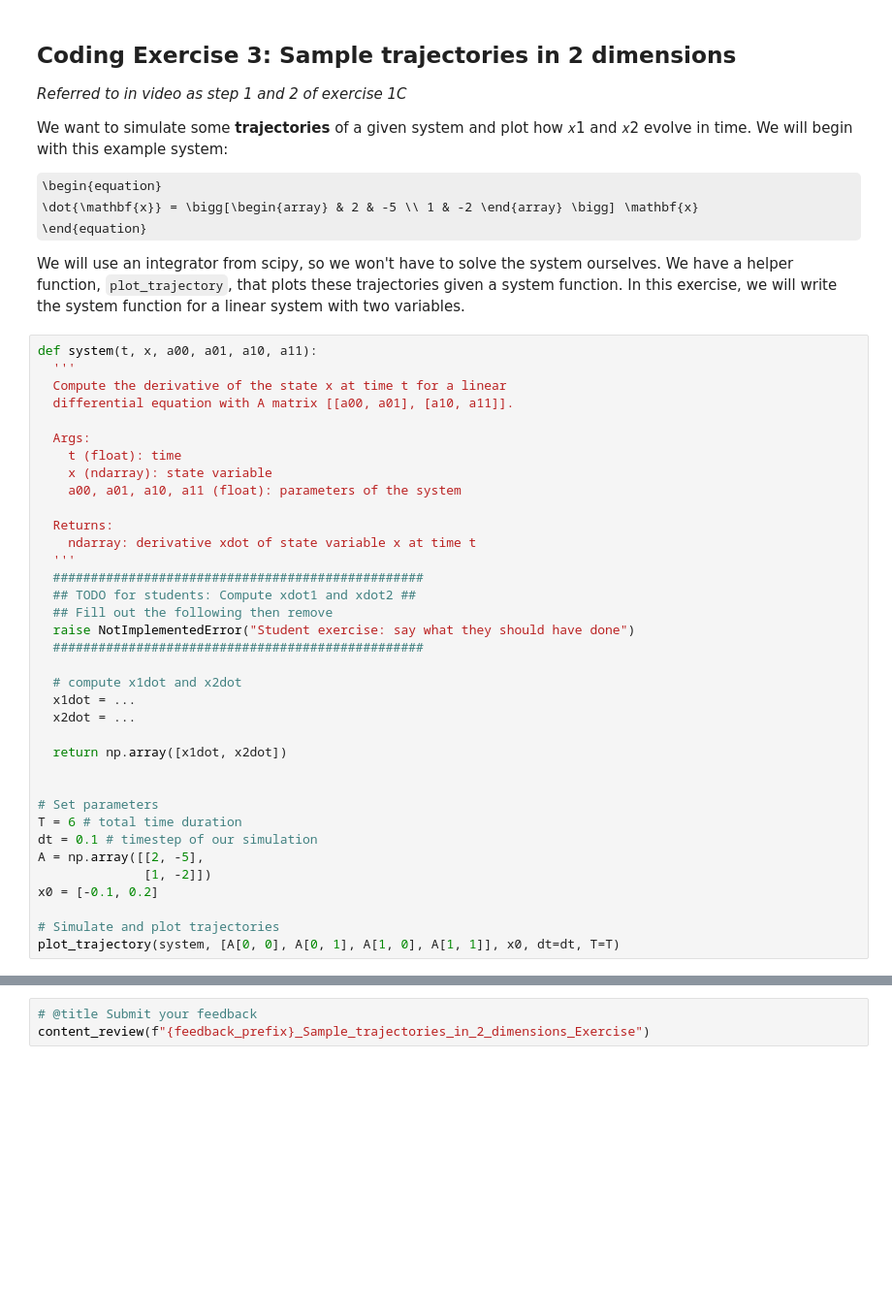
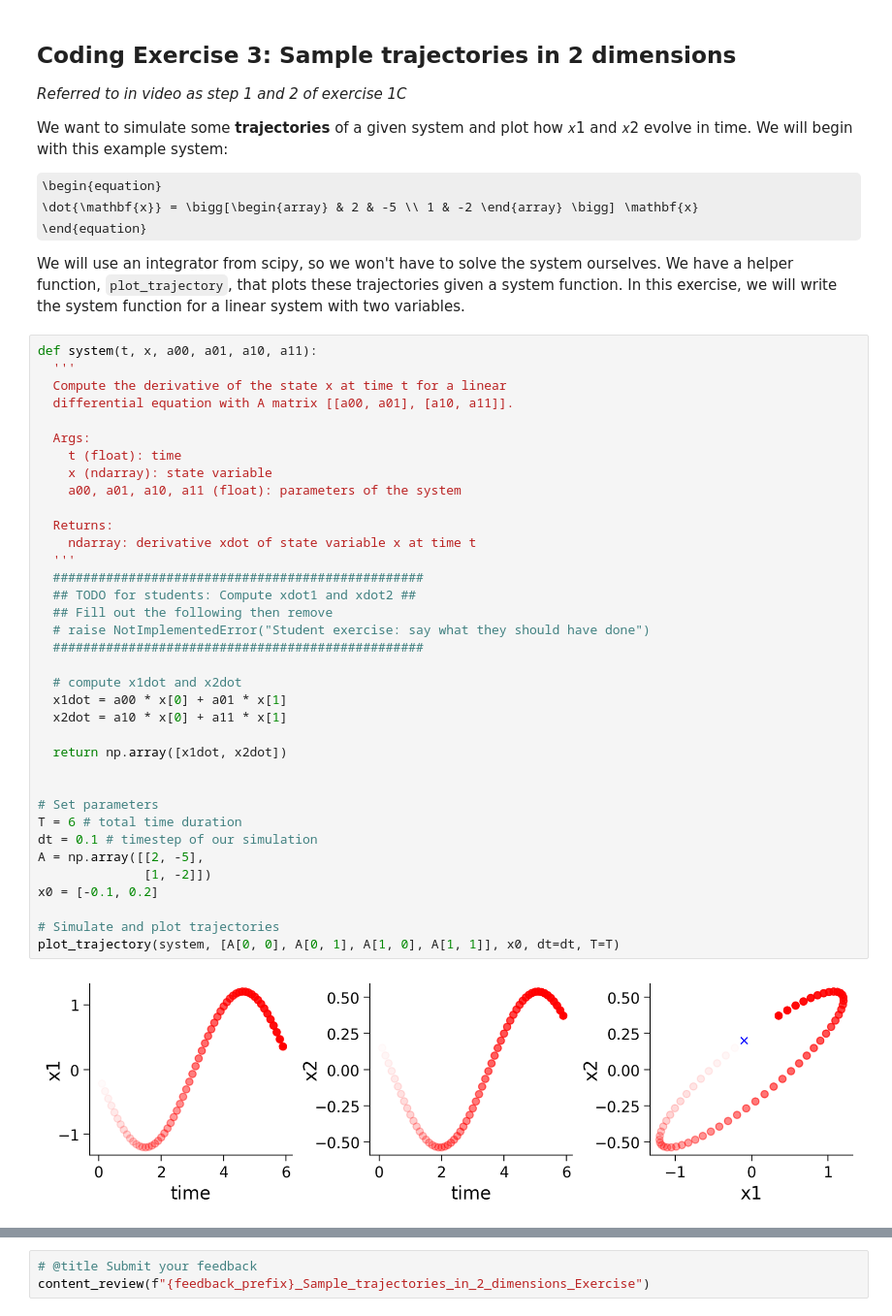
Before and after one commit to YITRALOP/NMA, a Jupyter notebook: tutorials/W2D2_LinearSystems/student/W2D2_Tutorial1.ipynb, the cells around one changed output, grey strips where cells are left out. Shown: that part at 97% size. Drawn from its saved outputs; the diff is of its cells as text; some formulas as TeX source; blank space fills up the shorter version.

```diff
--- a/tutorials/W2D2_LinearSystems/student/W2D2_Tutorial1.ipynb
+++ b/tutorials/W2D2_LinearSystems/student/W2D2_Tutorial1.ipynb
@@ -611,36 +630,38 @@ def system(t, x, a00, a01, a10, a11):
   Compute the derivative of the state x at time t for a linear
   differential equation with A matrix [[a00, a01], [a10, a11]].
 
   Args:
     t (float): time
     x (ndarray): state variable
     a00, a01, a10, a11 (float): parameters of the system
 
   Returns:
     ndarray: derivative xdot of state variable x at time t
   '''
   #################################################
   ## TODO for students: Compute xdot1 and xdot2 ##
   ## Fill out the following then remove
-  raise NotImplementedError("Student exercise: say what they should have done")
+  # raise NotImplementedError("Student exercise: say what they should have done")
   #################################################
 
   # compute x1dot and x2dot
-  x1dot = ...
-  x2dot = ...
+  x1dot = a00 * x[0] + a01 * x[1]
+  x2dot = a10 * x[0] + a11 * x[1]
 
   return np.array([x1dot, x2dot])
 
 
 # Set parameters
 T = 6 # total time duration
 dt = 0.1 # timestep of our simulation
 A = np.array([[2, -5],
               [1, -2]])
 x0 = [-0.1, 0.2]
 
 # Simulate and plot trajectories
 plot_trajectory(system, [A[0, 0], A[0, 1], A[1, 0], A[1, 1]], x0, dt=dt, T=T)
+# %% [output]
+[figure, added]
 # %% [markdown]
 [*Click for solution*](https://github.com/NeuromatchAcademy/course-content/tree/main/tutorials/W2D2_LinearSystems/solutions/W2D2_Tutorial1_Solution_4de3f1d3.py)
 
```
Also changed, not shown: parts of 9 cells of this notebook.
